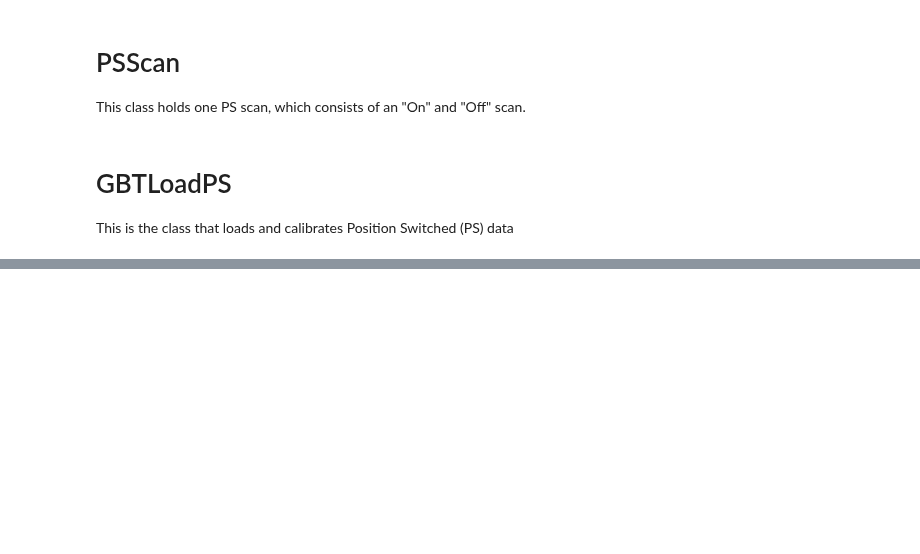
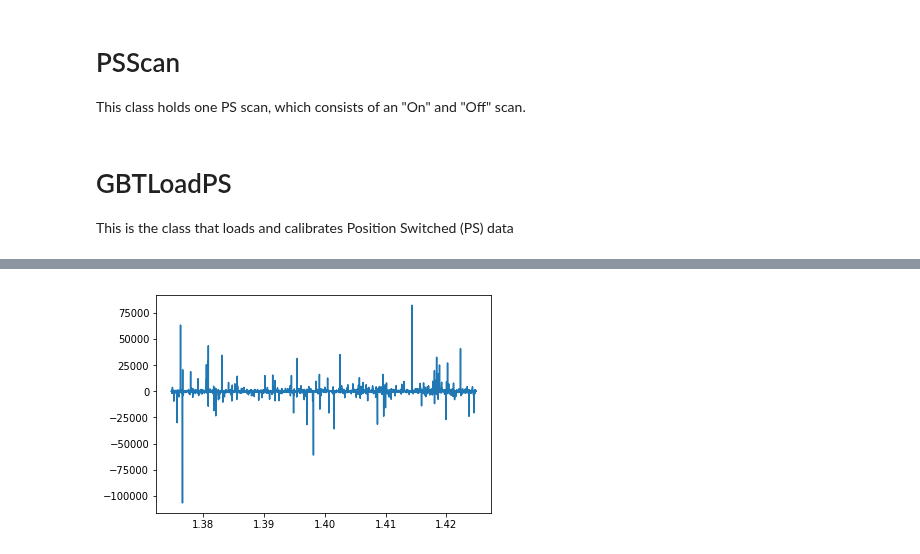
Before and after one commit to teuben/gbtoy, a Jupyter notebook: nb/ngc5291b.ipynb, the cells around one changed output, grey strips where cells are left out. Drawn from its saved outputs; the diff is of its cells as text; code cells hidden in the pictures; blank space fills up the shorter version.

```diff
--- a/nb/ngc5291b.ipynb
+++ b/nb/ngc5291b.ipynb
@@ -81,6 +81,9 @@ class Spectrum(object):
         dmax = self.data[c0:c1].max()
         ndat = c1-c0
         print("%s  %s %s %s %s %d" %  (label,repr(mean),repr(rms),repr(dmin),repr(dmax),ndat))
+
+    def plot(self):
+        plt.plot(self.xvals, self.data)
 # %% [markdown]
 # SDFITSLoad
 
@@ -439,0 +469,4 @@ wh_1.sum()
+# %%
+p.scanaveraged[0].plot()
+# %% [output]
+[figure, added]
```
Also changed, not shown: parts of 12 cells of this notebook.
